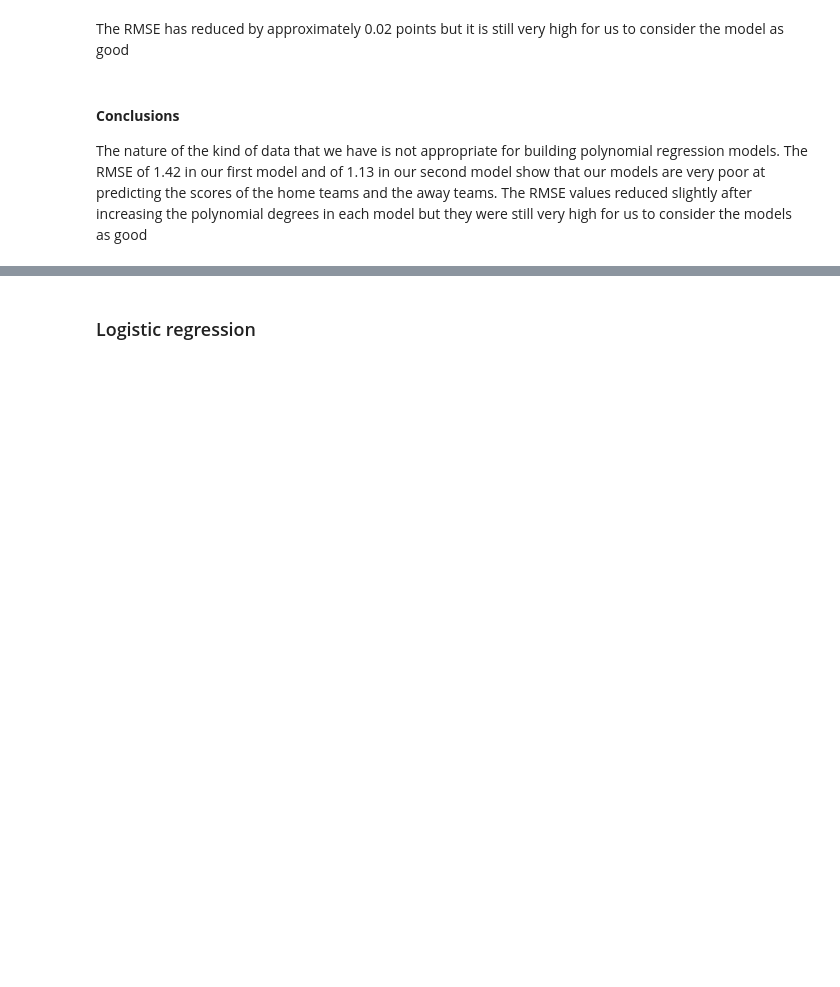
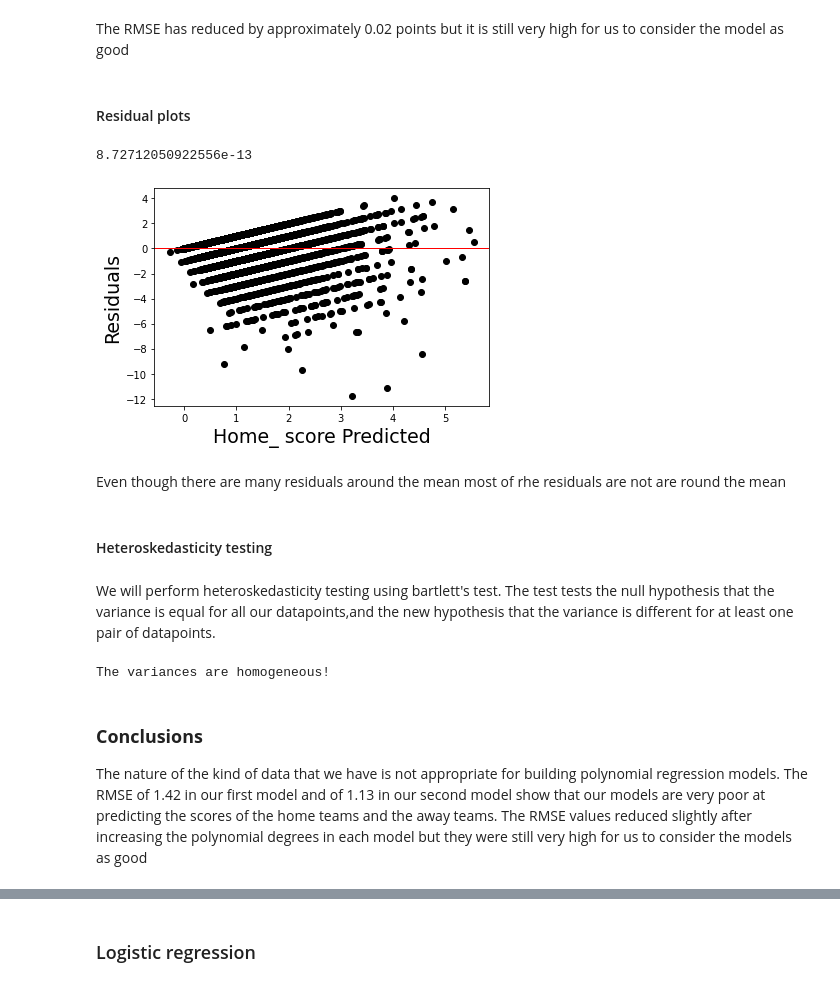
Before and after one commit to WambuiKahuthu/MORINGA_CORE_WEEK6_IP_REGRESSION, a Jupyter notebook: Moringa_Data_Science_Core_W6_Independent_Project_2021_08_Wambui_Kahuthu_Python_Notebook.ipynb, the cells around one changed output, grey strips where cells are left out. Cells and saved outputs as stored; diff of their text form; code cells hidden in the pictures; blank space fills up the shorter version.

```diff
--- a/Moringa_Data_Science_Core_W6_Independent_Project_2021_08_Wambui_Kahuthu_Python_Notebook.ipynb
+++ b/Moringa_Data_Science_Core_W6_Independent_Project_2021_08_Wambui_Kahuthu_Python_Notebook.ipynb
@@ -808,7 +867,62 @@ Mean Squared Error: 1.2470719798997016
 Root Mean Squared Error: 1.1167237706343058
 # %% [markdown]
 The RMSE has reduced by approximately 0.02 points but it is still very high for us to consider the model as good
+# %% [markdown]
+#### Residual plots
+# %%
+#Step 1
+# create the residual by subtracting the test value from the predicted value
+residuals = np.subtract(t_pred, t)
+
+#Step 2
+# statistical description
+residual = pd.DataFrame(residuals).describe()
+
+#Step 3
+# compute the mean of the residuals
+residuals.mean()
+# %% [output]
+8.72712050922556e-13
+# %%
+#Step 4
+#  We create residual scatter plot of actual vs predicted values
+plt.scatter(t_pred, residuals, color = 'black')
+plt.ylabel('Residuals', fontsize = 19)
+plt.xlabel('Home_ score Predicted', fontsize = 19)
+plt.axhline(y = residuals.mean(), color = 'r', linewidth = 1)
+plt.show()
+# %% [output]
+[figure, added]
+# %% [markdown]
+Even though there are many residuals around the mean most of rhe residuals are not are round the mean
+# %% [markdown]
+#### Heteroskedasticity testing
+# %% [markdown]
+We will perform heteroskedasticity testing using bartlett's test. The test tests the null hypothesis that the variance is equal for all our datapoints,and the new hypothesis that the variance is different for at least one pair of datapoints.
+# %%
+import scipy as sp
+# compute the test result and p-value of the test
+test_result, p_value = sp.stats.bartlett(t_pred, residuals)
+
+# compute the critical value of the chi squared distribution
+degree_of_freedom = len(y_pred)-1
+probability = 1 - p_value
+critical_value = sp.stats.chi2.ppf(probability, degree_of_freedom)
+
+# If the test_result is greater than the critical value, reject the null hypothesis.
+# This means there are patterns to the variance of the data
+
+# Otherwise, identify no patterns, and  accept the null hypothesis
+# The variance is homogeneous across our data
+
+if(test_result > critical_value):
+    print("the variances are unequal, and the model should be reassessed")
+else:
+    print("The variances are homogeneous!")
+    import scipy as sp
+# %% [output]
+The variances are homogeneous!
 # %% [markdown]
-#### **Conclusions**
+### **Conclusions**
 The nature of the kind of data that we have is not appropriate for building polynomial regression models. The RMSE of 1.42 in our first model and of 1.13 in our second model show that our models are very poor at predicting the scores of the home teams and the away teams. The RMSE values reduced slightly after increasing the polynomial degrees in each model but they were still very high for us to consider the models as good
 # %% [markdown]
```
Also changed, not shown: parts of 12 cells of this notebook.
